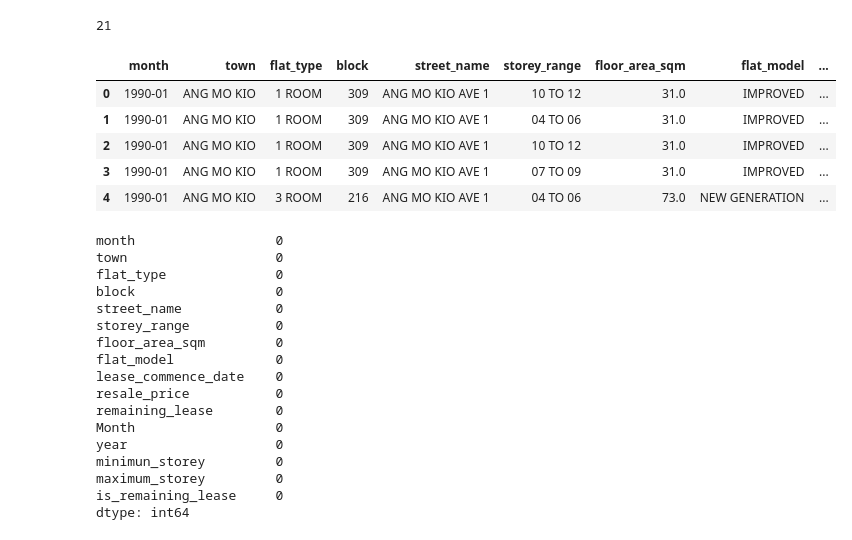
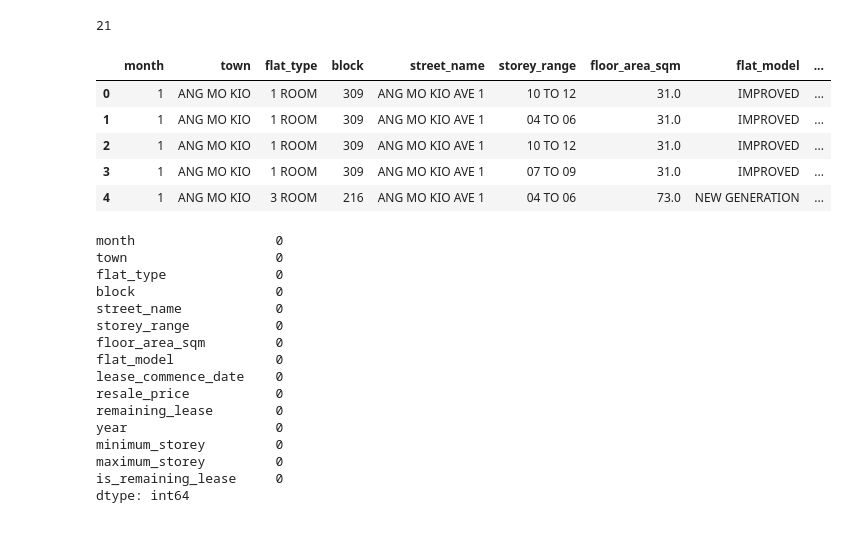
Before and after one commit to Prakash-Kani/Singapore-Resale-Flat-Prices-Prediction, a Jupyter notebook: EDA.ipynb, the cells around one changed output. Cells and saved outputs as stored; diff of their text form; code cells hidden in the pictures.

```diff
--- a/EDA.ipynb
+++ b/EDA.ipynb
@@ -115,19 +115,19 @@ df['flat_model'].nunique()
 # %%
 df['month'] = pd.to_datetime(df['month'], format = '%Y-%m').dt.to_period('M')
 # %%
-df['Month'] = df['month'].dt.month
 df['year'] = df['month'].dt.year
+df['month'] = df['month'].dt.month
 # %%
-df['minimun_storey']=df['storey_range'].str.split(' TO ').str[0].astype(int)
+df['minimum_storey']=df['storey_range'].str.split(' TO ').str[0].astype(int)
 df['maximum_storey']=df['storey_range'].str.split(' TO ').str[1].astype(int)
 df.head()
 # %% [output]
 |  | month | town | flat_type | block | street_name | storey_range | floor_area_sqm | flat_model | ... |
-| 0 | 1990-01 | ANG MO KIO | 1 ROOM | 309 | ANG MO KIO AVE 1 | 10 TO 12 | 31.0 | IMPROVED | ... |
-| 1 | 1990-01 | ANG MO KIO | 1 ROOM | 309 | ANG MO KIO AVE 1 | 04 TO 06 | 31.0 | IMPROVED | ... |
-| 2 | 1990-01 | ANG MO KIO | 1 ROOM | 309 | ANG MO KIO AVE 1 | 10 TO 12 | 31.0 | IMPROVED | ... |
-| 3 | 1990-01 | ANG MO KIO | 1 ROOM | 309 | ANG MO KIO AVE 1 | 07 TO 09 | 31.0 | IMPROVED | ... |
-| 4 | 1990-01 | ANG MO KIO | 3 ROOM | 216 | ANG MO KIO AVE 1 | 04 TO 06 | 73.0 | NEW GENERATION | ... |
+| 0 | 1 | ANG MO KIO | 1 ROOM | 309 | ANG MO KIO AVE 1 | 10 TO 12 | 31.0 | IMPROVED | ... |
+| 1 | 1 | ANG MO KIO | 1 ROOM | 309 | ANG MO KIO AVE 1 | 04 TO 06 | 31.0 | IMPROVED | ... |
+| 2 | 1 | ANG MO KIO | 1 ROOM | 309 | ANG MO KIO AVE 1 | 10 TO 12 | 31.0 | IMPROVED | ... |
+| 3 | 1 | ANG MO KIO | 1 ROOM | 309 | ANG MO KIO AVE 1 | 07 TO 09 | 31.0 | IMPROVED | ... |
+| 4 | 1 | ANG MO KIO | 3 ROOM | 216 | ANG MO KIO AVE 1 | 04 TO 06 | 73.0 | NEW GENERATION | ... |
 # %%
 df['is_remaining_lease'] = np.where(df['remaining_lease'].isna()==True, 0, 1)
 # %%
@@ -146,9 +146,8 @@ flat_model             0
 lease_commence_date    0
 resale_price           0
 remaining_lease        0
-Month                  0
 year                   0
-minimun_storey         0
+minimum_storey         0
 maximum_storey         0
 is_remaining_lease     0
 dtype: int64
```
Also changed, not shown: parts of 8 cells of this notebook.
